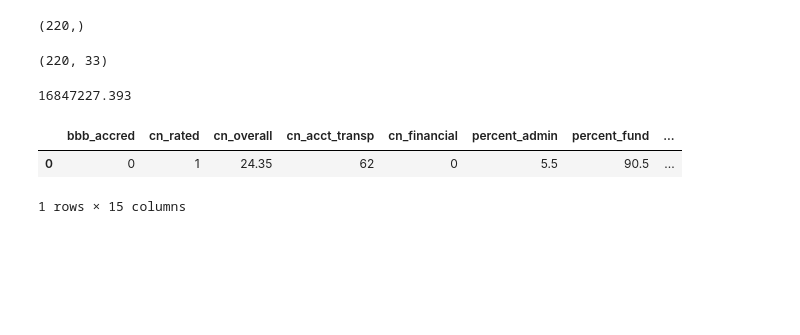
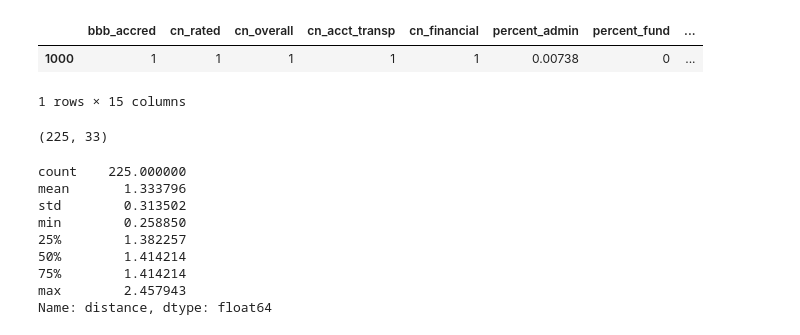
Before and after one commit to kdsimmons/InsightProject, a Jupyter notebook: customize_search.ipynb, the cells around one changed output. Drawn from its saved outputs; the diff is of its cells as text; code cells hidden in the pictures; blank space fills up the shorter version.

```diff
--- a/customize_search.ipynb
+++ b/customize_search.ipynb
@@ -30,7 +30,7 @@ ideal_org = pd.DataFrame({'bbb_accred' : 1,
                           'total_expenses' : 10000,
                           'total_revenue' : 0,
                           'twitter_followers' : 1000 },
-                         index={0})
+                         index={1000})
 # Put columns in fixed order
 ideal_org = ideal_org[feature_names]
 # %%
@@ -45,7 +45,7 @@ combined_panda = pd.DataFrame()
 disease_list = ['alzheimer', 'blindness', 'breast_cancer', 'colon_cancer', 'crohn', 'diabetes',
                 'dyslexia', 'leukemia', 'lung_cancer', 'multiple_sclerosis', 'osteoporosis',
                 'parkinson', 'prostate_cancer']
-disease_list = ['cancer']
+disease_list = ['cancer', 'tumor']
 with con:
     for disease in disease_list:
         pandadf = pd.read_sql("SELECT * FROM " + str(disease), con)
@@ -74,2 +79,8 @@ np_ideal = ideal_org.as_matrix()
+# %%
+ideal_org
+# %% [output]
+|  | bbb_accred | cn_rated | cn_overall | cn_acct_transp | cn_financial | percent_admin | percent_fund | ... |
+| 1000 | 1 | 1 | 1 | 1 | 1 | 0.00738 | 0 | ... |
+1 rows × 15 columns
 # %%
 # Define distance metric for a single row.
@@ -78,9 +92,3 @@ def row_distance(data_row,ref_row):
     nan_mask = np.ma.masked_invalid(data_row)
     dist_array = cdist(ref_row[~nan_mask.mask][np.newaxis,:], data_row[~nan_mask.mask][np.newaxis,:], metric='euclidean')
     return dist_array[0,0]
-# %%
-# Find distances for all charities
-dists = np.apply_along_axis(row_distance, 1, data_array, np_ideal)
-dists.shape
-# %% [output]
-(220,)
@@ -91,12 +103,16 @@ data_with_dist = pd.concat([combined_panda, dist_pd], axis=1, ignore_index=False
 # %%
-data_with_dist.shape
+combined_panda.shape
 # %% [output]
-(220, 33)
+(225, 33)
-# %%
-print dists[0]
-reduceddf[:1]
-# %% [output]
-16847227.393
-|  | bbb_accred | cn_rated | cn_overall | cn_acct_transp | cn_financial | percent_admin | percent_fund | ... |
-| 0 | 0 | 1 | 24.35 | 62 | 0 | 5.5 | 90.5 | ... |
-1 rows × 15 columns
+# %%
+combined_panda.distance.describe()
+# %% [output]
+count    225.000000
+mean       1.333796
+std        0.313502
+min        0.258850
+25%        1.382257
+50%        1.414214
+75%        1.414214
+max        2.457943
+Name: distance, dtype: float64
```
Also changed, not shown: parts of 11 cells of this notebook, 1 other file.
